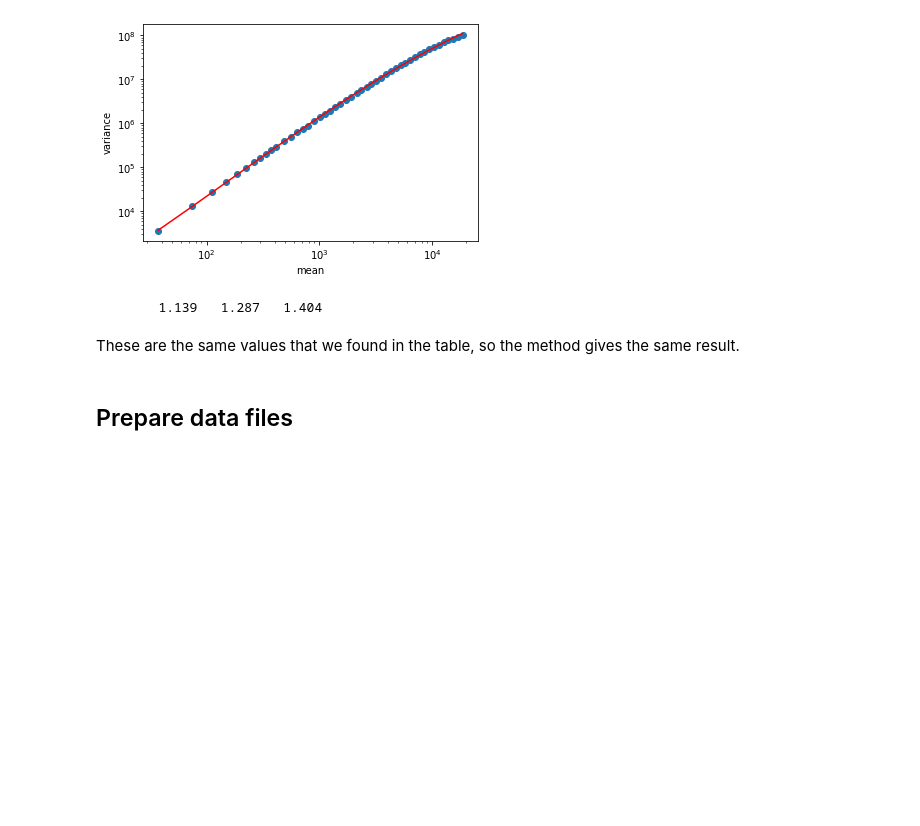
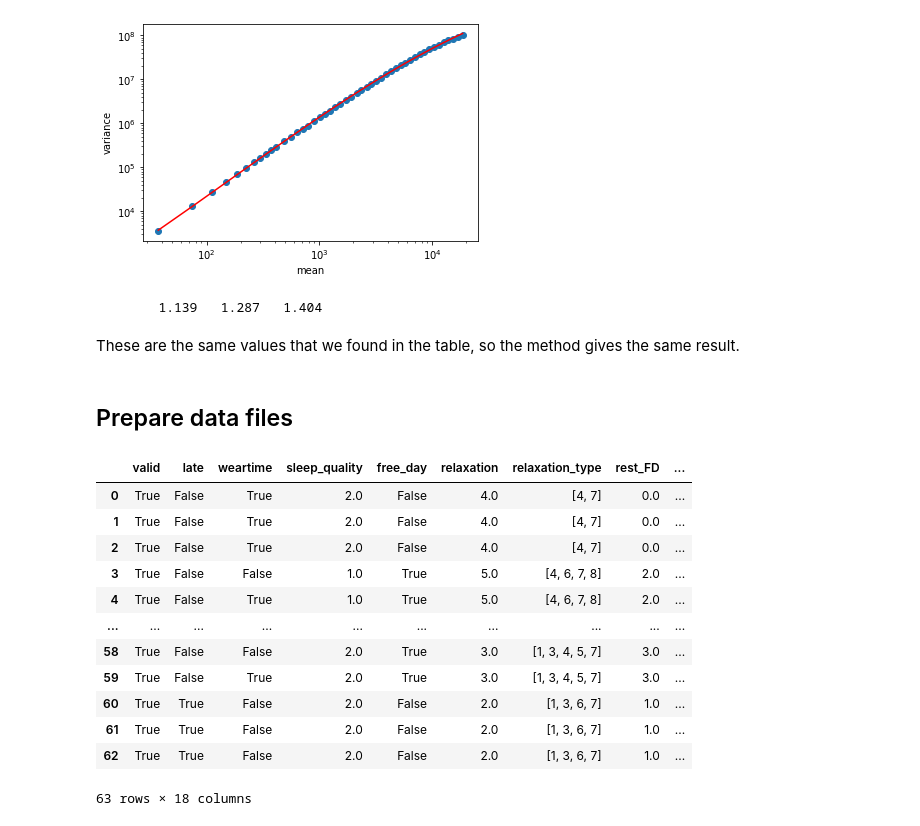
Before and after one commit to prabaey/time-dependent-complexity, a Jupyter notebook: Test activity pipeline.ipynb, the cells around one changed output. Cells and saved outputs as stored; diff of their text form; code cells hidden in the pictures; blank space fills up the shorter version.

```diff
--- a/Test activity pipeline.ipynb
+++ b/Test activity pipeline.ipynb
@@ -121,0 +126,16 @@ survey["patient8"].to_csv("survey7.csv", index=False)
+# %%
+survey["patient1"]
+# %% [output]
+|  | valid | late | weartime | sleep_quality | free_day | relaxation | relaxation_type | rest_FD | ... |
+| 0 | True | False | True | 2.0 | False | 4.0 | [4, 7] | 0.0 | ... |
+| 1 | True | False | True | 2.0 | False | 4.0 | [4, 7] | 0.0 | ... |
+| 2 | True | False | True | 2.0 | False | 4.0 | [4, 7] | 0.0 | ... |
+| 3 | True | False | False | 1.0 | True | 5.0 | [4, 6, 7, 8] | 2.0 | ... |
+| 4 | True | False | True | 1.0 | True | 5.0 | [4, 6, 7, 8] | 2.0 | ... |
+| ... | ... | ... | ... | ... | ... | ... | ... | ... | ... |
+| 58 | True | False | False | 2.0 | True | 3.0 | [1, 3, 4, 5, 7] | 3.0 | ... |
+| 59 | True | False | True | 2.0 | True | 3.0 | [1, 3, 4, 5, 7] | 3.0 | ... |
+| 60 | True | True | False | 2.0 | False | 2.0 | [1, 3, 6, 7] | 1.0 | ... |
+| 61 | True | True | False | 2.0 | False | 2.0 | [1, 3, 6, 7] | 1.0 | ... |
+| 62 | True | True | False | 2.0 | False | 2.0 | [1, 3, 6, 7] | 1.0 | ... |
+63 rows × 18 columns
```
Also changed, not shown: parts of 3 cells of this notebook, 2 other files.
